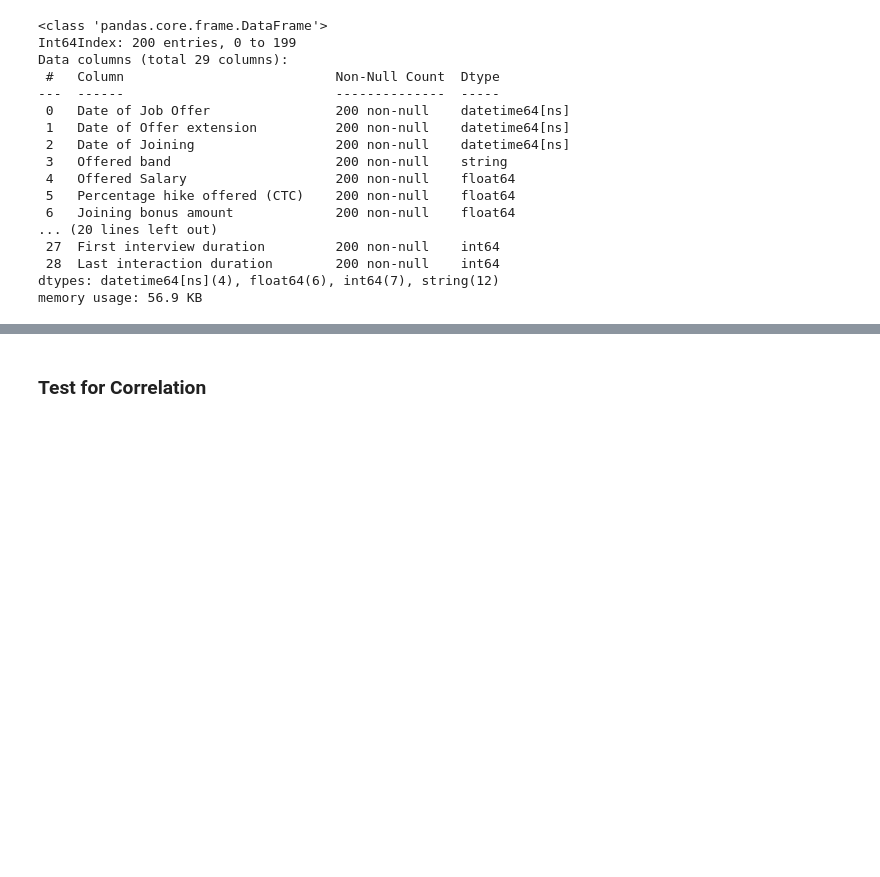
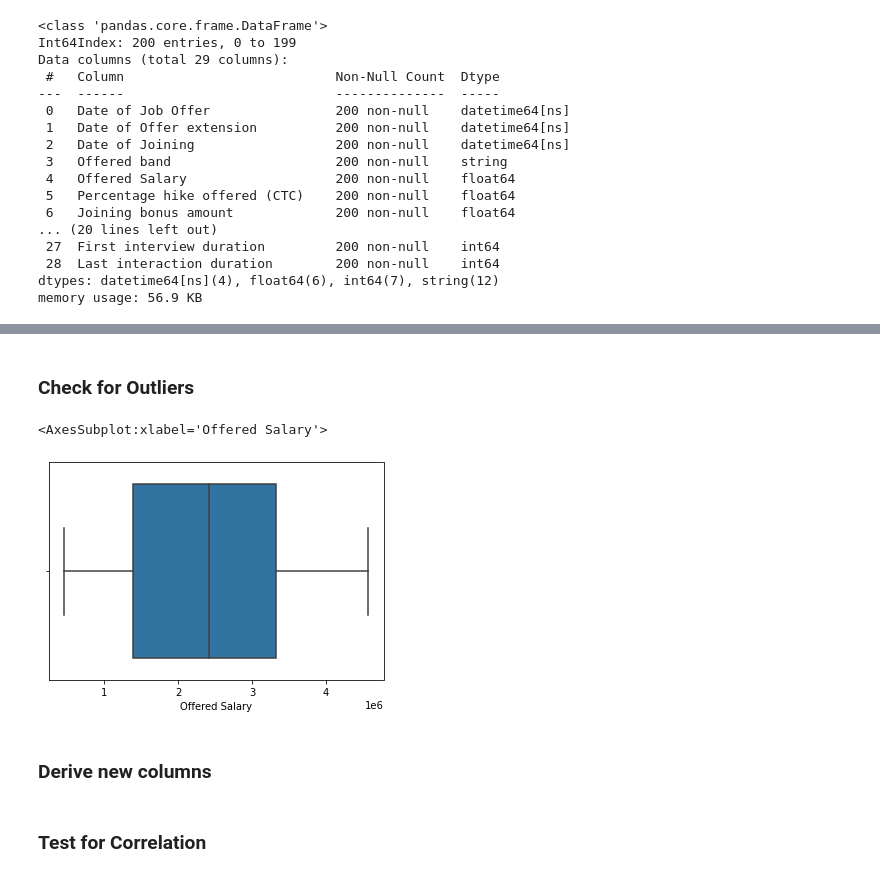
Before and after one commit to karunyads/MiniProject-FE, a Jupyter notebook: FE_PROJECT1_06.ipynb, the cells around one changed output, grey strips where cells are left out. Cells and saved outputs as stored; diff of their text form; code cells hidden in the pictures; blank space fills up the shorter version.

```diff
--- a/FE_PROJECT1_06.ipynb
+++ b/FE_PROJECT1_06.ipynb
@@ -270,0 +271,9 @@ Name: Target, dtype: int64
+# %% [markdown]
+### Check for Outliers
+# %%
+sns.boxplot(x=data['Offered Salary'])
+# %% [output]
+<AxesSubplot:xlabel='Offered Salary'>
+[figure, added]
+# %% [markdown]
+### Derive new columns
```
Also changed, not shown: parts of 6 cells of this notebook.
